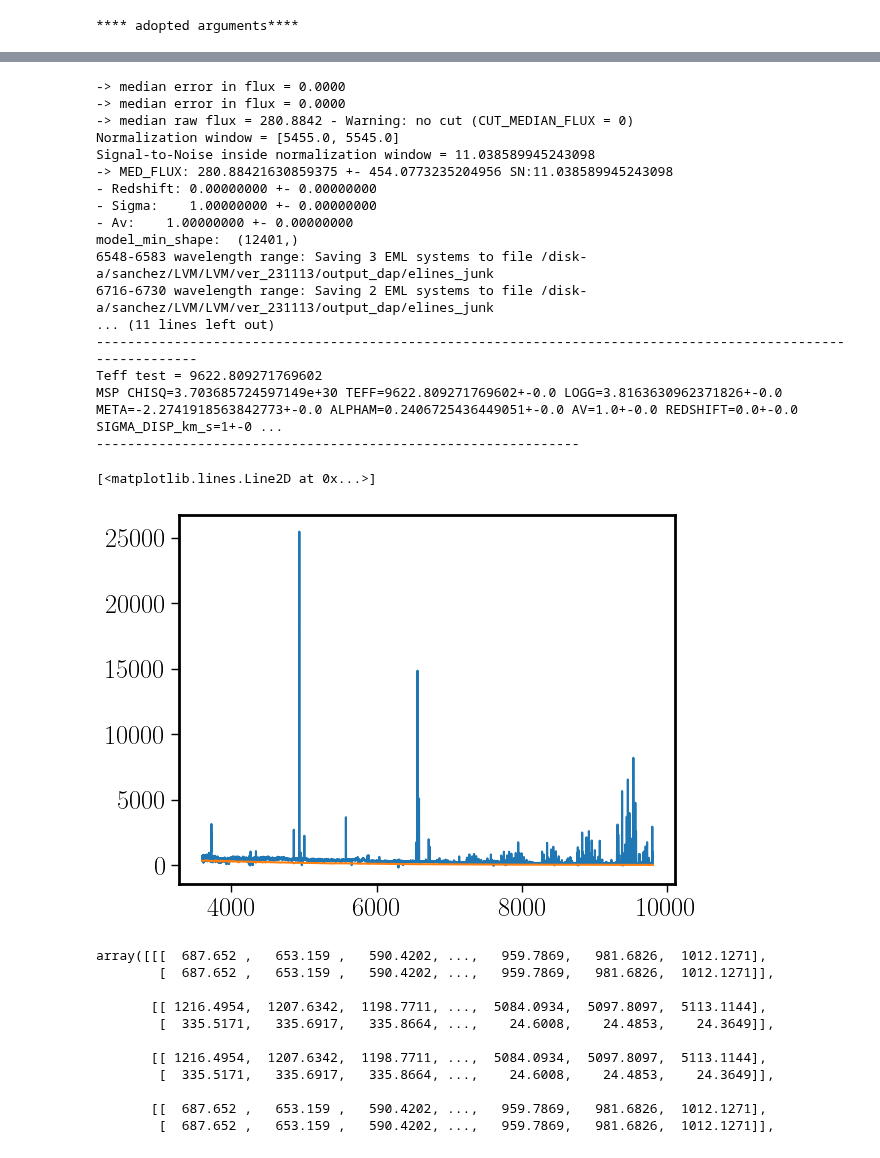
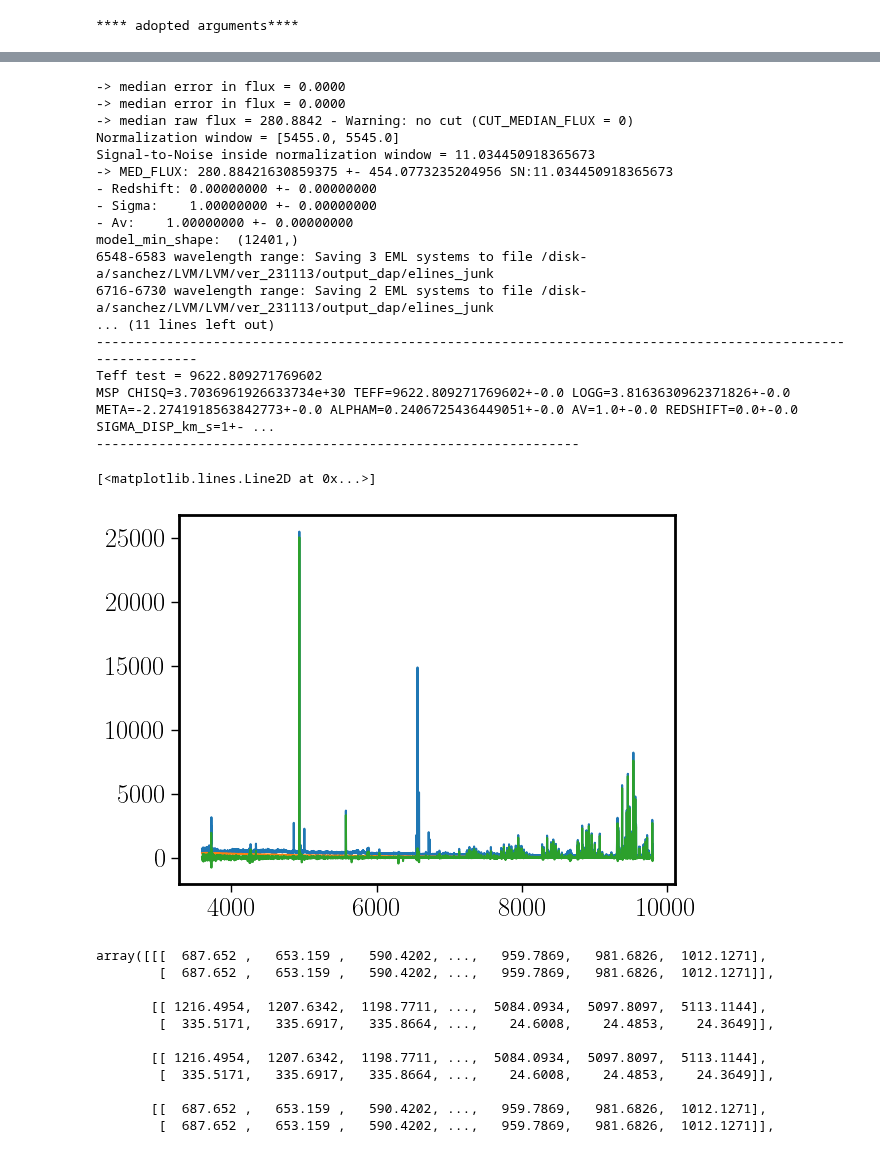
Before and after one commit to sdss/lvmdap, a Jupyter notebook: notebooks/sim_spec_rsp.ipynb, the cells around one changed output, grey strips where cells are left out. Cells and saved outputs as stored; diff of their text form; code cells hidden in the pictures.

Commit message:
Add noise to sim

```diff
--- a/notebooks/sim_spec_rsp.ipynb
+++ b/notebooks/sim_spec_rsp.ipynb
@@ -367,37 +382,40 @@ _, SPS = model_rsp_elines_single_main(
     input_sigma=args.sigma[0], delta_sigma=args.sigma[1], min_sigma=args.sigma[2], max_sigma=args.sigma[3],
     input_AV=args.AV[0], delta_AV=args.AV[1], min_AV=args.AV[2], max_AV=args.AV[3],
     sigma_inst=args.sigma_inst, plot=args.plot, sps_class=StellarSynthesis,
     coeffs_input=coeffs_now
 )
 i=0
 SPS.output_gas_emission(filename=out_file_elines, spec_id=i)
 SPS.output_coeffs_MC(filename=out_file_coeffs, write_header=i==0)
 print(f'Teff test = {SPS.teff_min}')
 SPS.output(filename=out_file_ps, write_header=i==0, block_plot=False)
 model_spectra.append(SPS.output_spectra_list)
 
+
+
 plt.plot(wave,org_spec)
 plt.plot(wave,SPS.spectra['model_min'])
+plt.plot(wave,ef__w)
 # %% [output]
 -> median error in flux = 0.0000
 -> median error in flux = 0.0000
 -> median raw flux = 280.8842 - Warning: no cut (CUT_MEDIAN_FLUX = 0)
 Normalization window = [5455.0, 5545.0]
-Signal-to-Noise inside normalization window = 11.038589945243098
--> MED_FLUX: 280.88421630859375 +- 454.0773235204956 SN:11.038589945243098
+Signal-to-Noise inside normalization window = 11.034450918365673
+-> MED_FLUX: 280.88421630859375 +- 454.0773235204956 SN:11.034450918365673
 - Redshift: 0.00000000 +- 0.00000000
 - Sigma:    1.00000000 +- 0.00000000
 - Av:    1.00000000 +- 0.00000000
 model_min_shape:  (12401,)
 6548-6583 wavelength range: Saving 3 EML systems to file /disk-a/sanchez/LVM/LVM/ver_231113/output_dap/elines_junk
 6716-6730 wavelength range: Saving 2 EML systems to file /disk-a/sanchez/LVM/LVM/ver_231113/output_dap/elines_junk
 ... (11 lines left out)
 -------------------------------------------------------------------------------------------------------------
 Teff test = 9622.809271769602
-MSP CHISQ=3.703685724597149e+30 TEFF=9622.809271769602+-0.0 LOGG=3.8163630962371826+-0.0 META=-2.2741918563842773+-0.0 ALPHAM=0.2406725436449051+-0.0 AV=1.0+-0.0 REDSHIFT=0.0+-0.0 SIGMA_DISP_km_s=1+-0 ...
+MSP CHISQ=3.7036961926633734e+30 TEFF=9622.809271769602+-0.0 LOGG=3.8163630962371826+-0.0 META=-2.2741918563842773+-0.0 ALPHAM=0.2406725436449051+-0.0 AV=1.0+-0.0 REDSHIFT=0.0+-0.0 SIGMA_DISP_km_s=1+- ...
 --------------------------------------------------------------
 [<matplotlib.lines.Line2D at 0x...>]
-[figure, old version]
+[figure, new version]
 # %%
 model_spectra = np.array(model_spectra).transpose(1, 0, 2)
 dump_rss_output(out_file_fit=out_file_fit, wavelength=wl__w, model_spectra=model_spectra)
```
Also changed, not shown: parts of 5 cells of this notebook.
